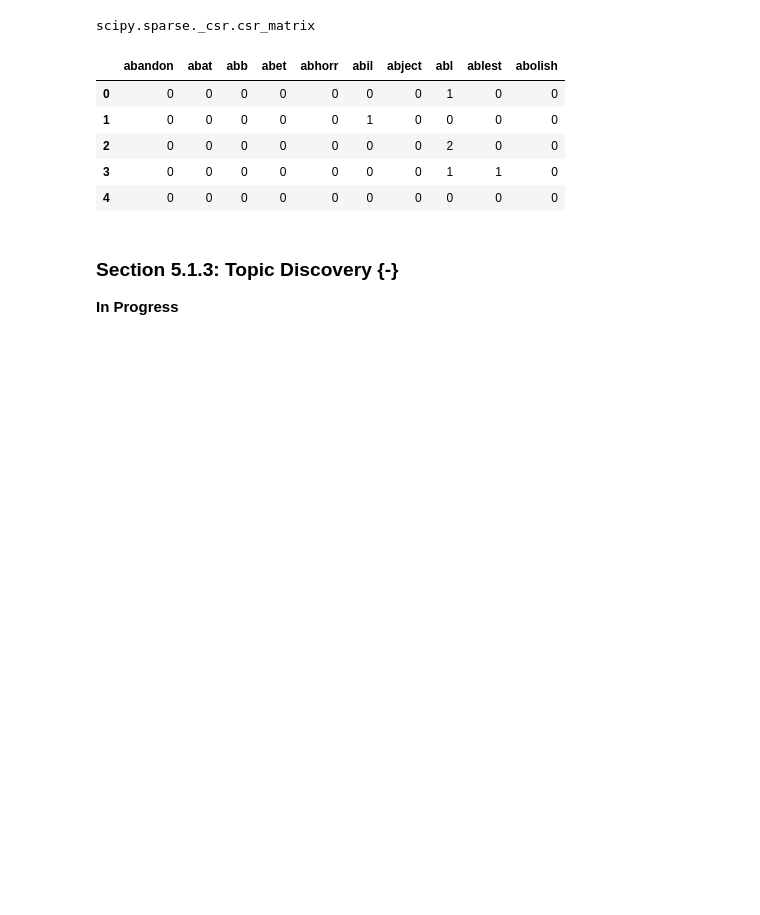
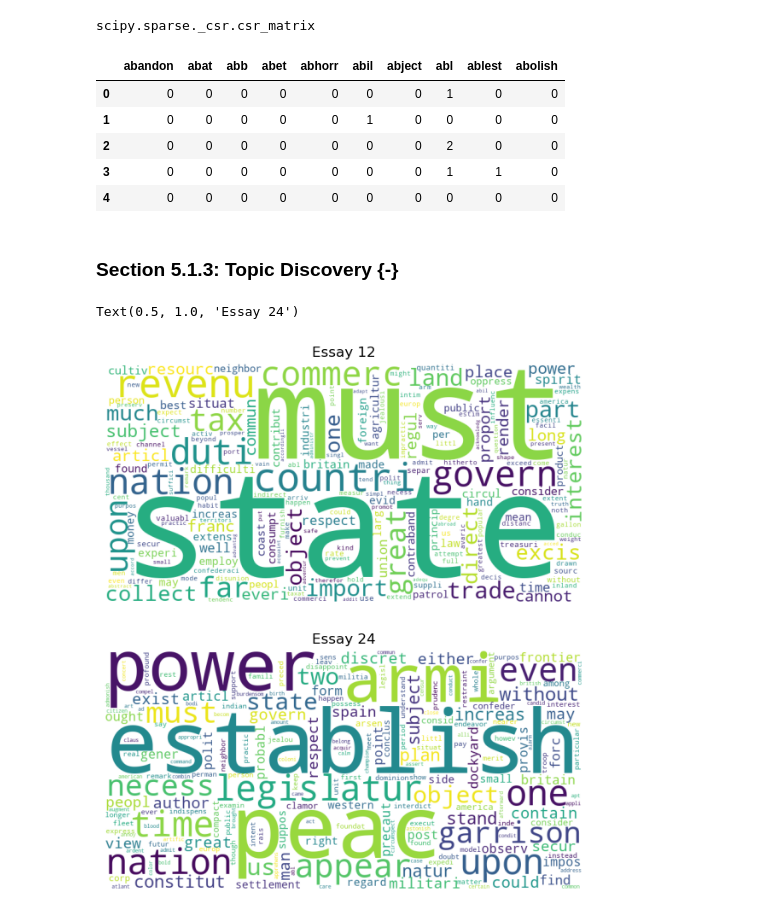
Before and after one commit to jeffallen13/qsspy, a Jupyter notebook: DISCOVERY/discovery-py.ipynb, the cells around one changed output. Cells and saved outputs as stored; diff of their text form; code cells hidden in the pictures; blank space fills up the shorter version.

```diff
--- a/DISCOVERY/discovery-py.ipynb
+++ b/DISCOVERY/discovery-py.ipynb
@@ -117,3 +136,5 @@ stopwords[:10]
+# %%
+stopwords.append('would')
 # %%
 # instantiate the Porter stemmer to stem the words
 ps = nltk.PorterStemmer()
@@ -209,5 +230,33 @@ dtm_mat.iloc[:,:10].head()
 | 4 | 0 | 0 | 0 | 0 | 0 | 0 | 0 | 0 | 0 | 0 |
 # %% [markdown]
 ### Section 5.1.3: Topic Discovery {-}
-
-**In Progress**
+# %%
+from wordcloud import WordCloud
+import matplotlib.pyplot as plt
+
+essay_12 = dtm_mat.iloc[11,:]
+essay_24 = dtm_mat.iloc[23,:]
+
+# Essay 12 word cloud
+wordcloud_12 = WordCloud(
+    width=800, height=400, background_color ='white'
+).generate_from_frequencies(essay_12)
+
+# Essay 24 word cloud
+wordcloud_24 = WordCloud(
+    width=800, height=400, background_color ='white'
+).generate_from_frequencies(essay_24)
+
+# plot word clouds vertically
+fig, axs = plt.subplots(2, 1, figsize=(8,8))
+
+axs[0].imshow(wordcloud_12)
+axs[0].axis('off')
+axs[0].set_title('Essay 12')
+
+axs[1].imshow(wordcloud_24)
+axs[1].axis('off')
+axs[1].set_title('Essay 24')
+# %% [output]
+Text(0.5, 1.0, 'Essay 24')
+[figure, added]
```
Also changed, not shown: parts of 12 cells of this notebook, 2 other files.
